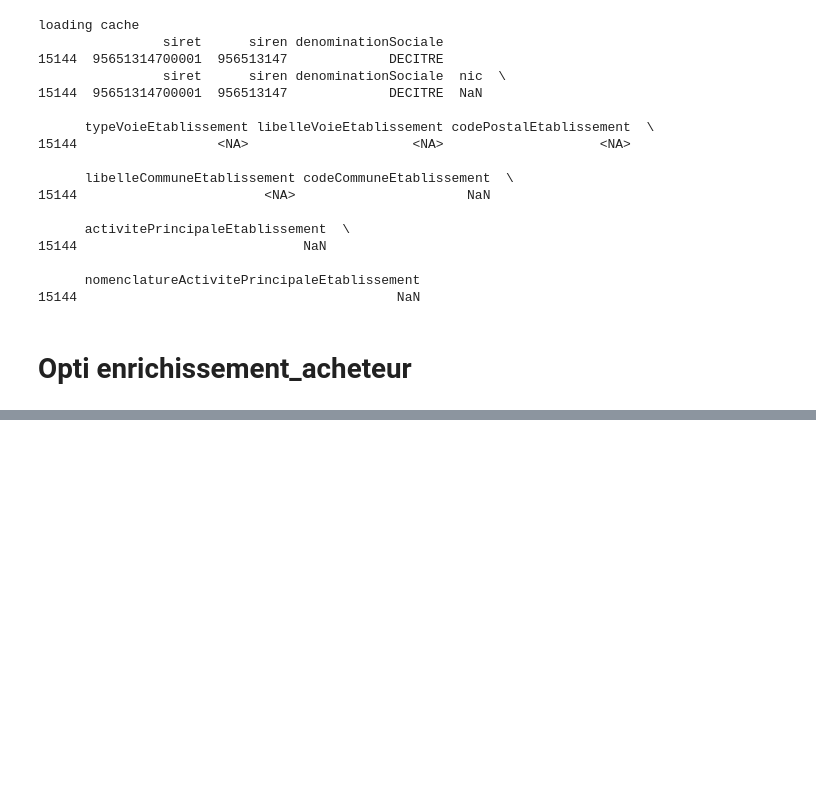
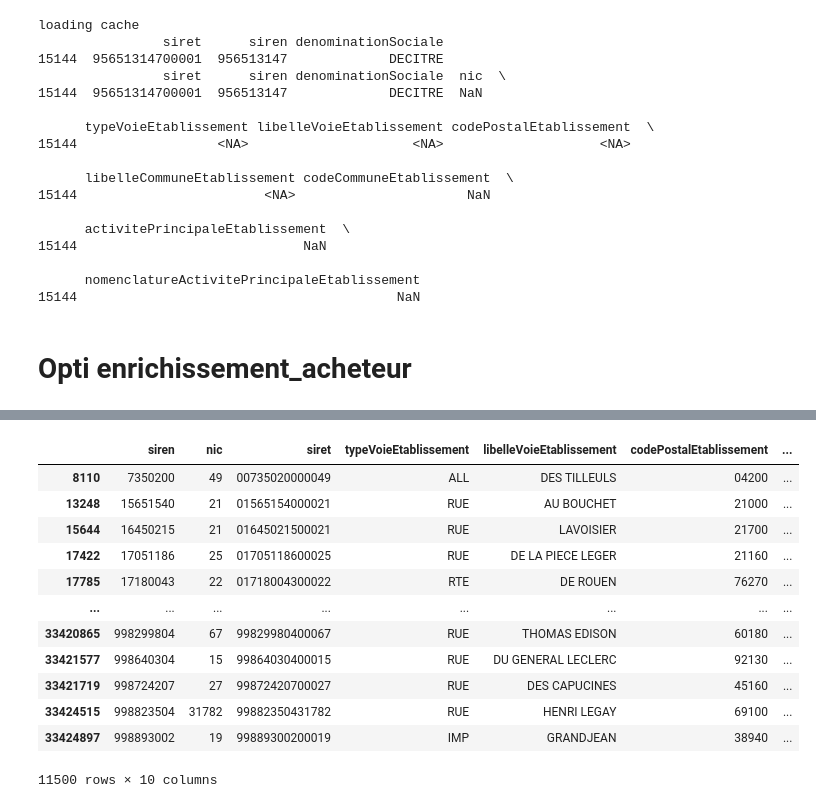
Before and after one commit to 139bercy/decp-augmente, a Jupyter notebook: opit_enrichissement.ipynb, the cells around one changed output, grey strips where cells are left out. Drawn from its saved outputs; the diff is of its cells as text; code cells hidden in the pictures; blank space fills up the shorter version.

```diff
--- a/opit_enrichissement.ipynb
+++ b/opit_enrichissement.ipynb
@@ -400,0 +590,25 @@ loading cache
+# %%
+with open(r"/home/gaspard/Documents/decp-augmente/dfcache", "rb") as cache:
+    dfcache = pickle.load(cache)
+
+with open(r"/home/gaspard/Documents/decp-augmente/dfSIRET", "rb") as siret:
+    dfsiret = pickle.load(siret)
+
+with open(r"/home/gaspard/Documents/decp-augmente/enrich", "rb") as enr:
+    enr = pickle.load(enr)
+# %%
+dfcache
+# %% [output]
+|  | siren | nic | siret | typeVoieEtablissement | libelleVoieEtablissement | codePostalEtablissement | ... |
+| 8110 | 7350200 | 49 | 00735020000049 | ALL | DES TILLEULS | 04200 | ... |
+| 13248 | 15651540 | 21 | 01565154000021 | RUE | AU BOUCHET | 21000 | ... |
+| 15644 | 16450215 | 21 | 01645021500021 | RUE | LAVOISIER | 21700 | ... |
+| 17422 | 17051186 | 25 | 01705118600025 | RUE | DE LA PIECE LEGER | 21160 | ... |
+| 17785 | 17180043 | 22 | 01718004300022 | RTE | DE ROUEN | 76270 | ... |
+| ... | ... | ... | ... | ... | ... | ... | ... |
+| 33420865 | 998299804 | 67 | 99829980400067 | RUE | THOMAS EDISON | 60180 | ... |
+| 33421577 | 998640304 | 15 | 99864030400015 | RUE | DU GENERAL LECLERC | 92130 | ... |
+| 33421719 | 998724207 | 27 | 99872420700027 | RUE | DES CAPUCINES | 45160 | ... |
+| 33424515 | 998823504 | 31782 | 99882350431782 | RUE | HENRI LEGAY | 69100 | ... |
+| 33424897 | 998893002 | 19 | 99889300200019 | IMP | GRANDJEAN | 38940 | ... |
+11500 rows × 10 columns
```
Also changed, not shown: parts of 55 cells of this notebook, 1 other file.
